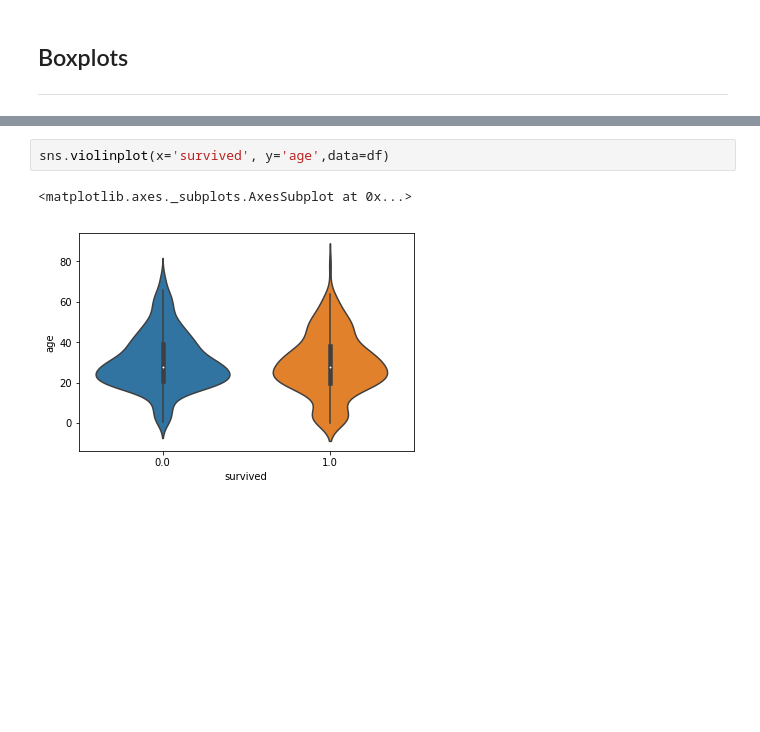
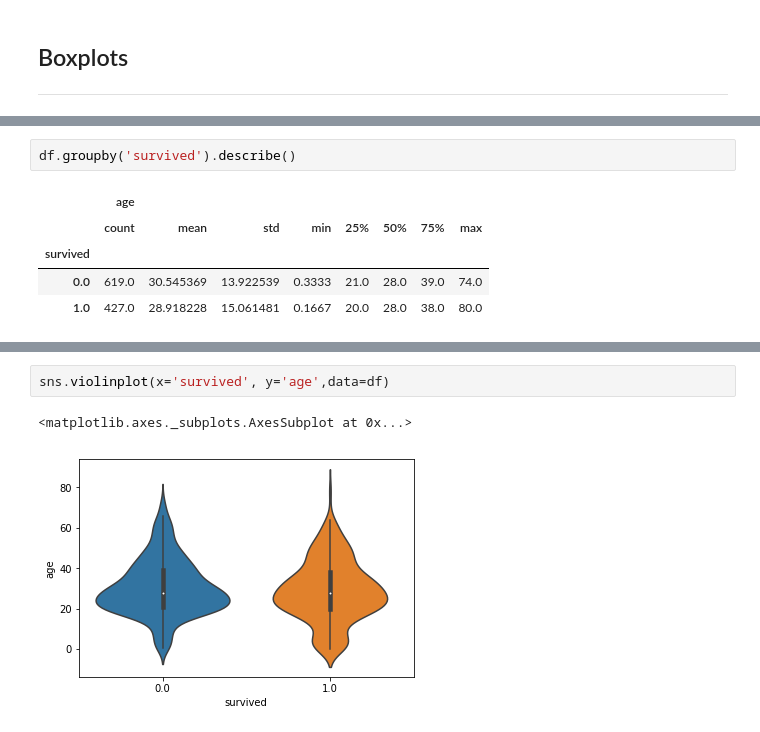
Before and after one commit to roisinanglim/boxplot.py, a Jupyter notebook: boxplot.py.ipynb, the cells around one changed output, grey strips where cells are left out. Drawn from its saved outputs; the diff is of its cells as text; blank space fills up the shorter version.

```diff
--- a/boxplot.py.ipynb
+++ b/boxplot.py.ipynb
@@ -98,0 +86,8 @@ The boxplot does not display the number of values behind each variable.
+# %%
+df.groupby('survived').describe()
+# %% [output]
+|  | age |  |  |  |  |  |  |  |
+|  | count | mean | std | min | 25% | 50% | 75% | max |
+| survived |  |  |  |  |  |  |  |  |
+| 0.0 | 619.0 | 30.545369 | 13.922539 | 0.3333 | 21.0 | 28.0 | 39.0 | 74.0 |
+| 1.0 | 427.0 | 28.918228 | 15.061481 | 0.1667 | 20.0 | 28.0 | 38.0 | 80.0 |
```
Also changed, not shown: parts of 23 cells of this notebook, 1 other file.
